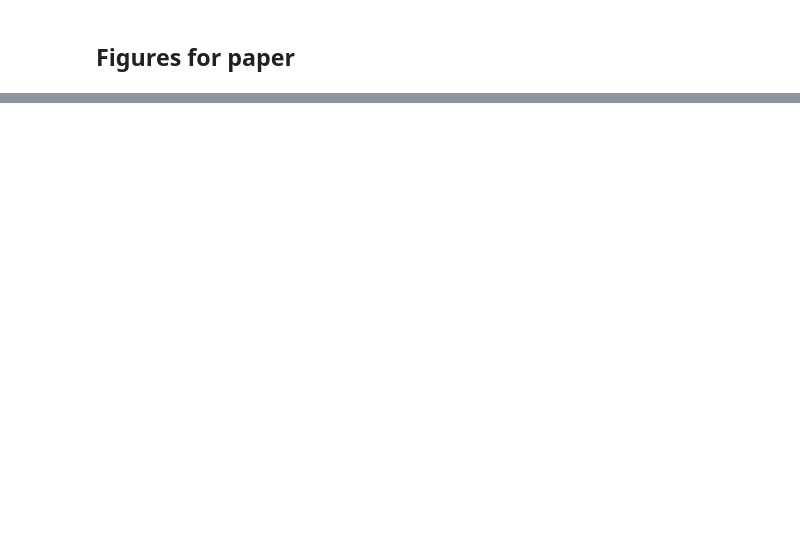
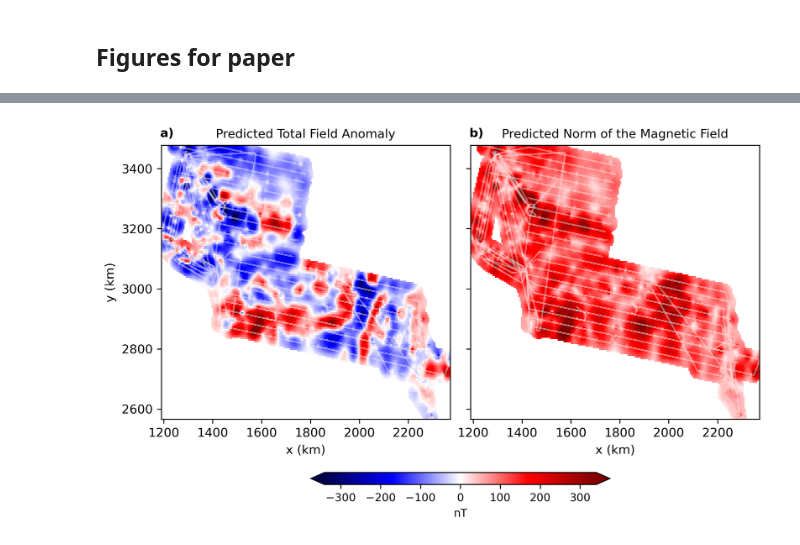
Before and after one commit to compgeolab/eqs-magnetic-dual-layer, a Jupyter notebook: code/07_icegrav_real.ipynb, the cells around one changed output, grey strips where cells are left out. Drawn from its saved outputs; the diff is of its cells as text; code cells hidden in the pictures; blank space fills up the shorter version.

```diff
--- a/code/07_icegrav_real.ipynb
+++ b/code/07_icegrav_real.ipynb
@@ -385,0 +451,40 @@ fig.show()
+# %%
+fig, ax = plt.subplots(1, 2, sharey=True, figsize=(7.5,4.5), gridspec_kw={'wspace': 0.02}, layout="constrained")
+# scale_predicted_tfa_grid = np.nanpercentile(predicted_tfa_grid, 99)
+scale_predicted_bnorm_grid = np.nanpercentile(predicted_bnorm_grid, 99)
+plot1 = ax[0].pcolormesh(
+    *grid_coordinates_km[:2],
+    predicted_tfa_grid,
+    cmap="seismic",
+    vmin=-scale_predicted_bnorm_grid,
+    vmax=scale_predicted_bnorm_grid,
+)
+ax[0].set_title("Predicted Total Field Anomaly", fontsize=10)
+ax[0].set_xlabel("x (km)", fontsize=10)
+ax[0].set_ylabel("y (km)", fontsize=10)
+ax[0].plot(*coordinates_km[:2], 'w.', markersize=0.01)
+ax[0].text(-0.005, 1.03, 'a)', transform=ax[0].transAxes, fontsize=10, fontweight='bold')
+
+plot2 = ax[1].pcolormesh(
+    *grid_coordinates_km[:2],
+    predicted_bnorm_grid,
+    cmap="seismic",
+    vmin=-scale_predicted_bnorm_grid,
+    vmax=scale_predicted_bnorm_grid,
+)
+ax[1].set_title("Predicted Norm of the Magnetic Field", fontsize=10)
+ax[1].set_xlabel("x (km)", fontsize=10)
+ax[1].plot(*coordinates_km[:2], 'w.', markersize=0.01)
+ax[1].text(-0.005, 1.03, 'b)', transform=ax[1].transAxes, fontsize=10, fontweight='bold')
+
+cbar = fig.colorbar(plot2, ax=ax, orientation='horizontal', extend='both', pad=0.05, shrink=0.5, aspect=25)
+cbar.set_label("nT", fontsize=9)
+cbar.ax.tick_params(labelsize=9)
+
+# fig.show()
+real_grid_pred_figure = Path("..") / "paper" / "figures" / "real_grid_pred.png"
+fig.savefig(real_grid_pred_figure, dpi=300, bbox_inches="tight")
+plt.close()
+Image(real_grid_pred_figure)
+# %% [output]
+[figure, added]
```
Also changed, not shown: parts of 8 cells of this notebook, 2 other files.
